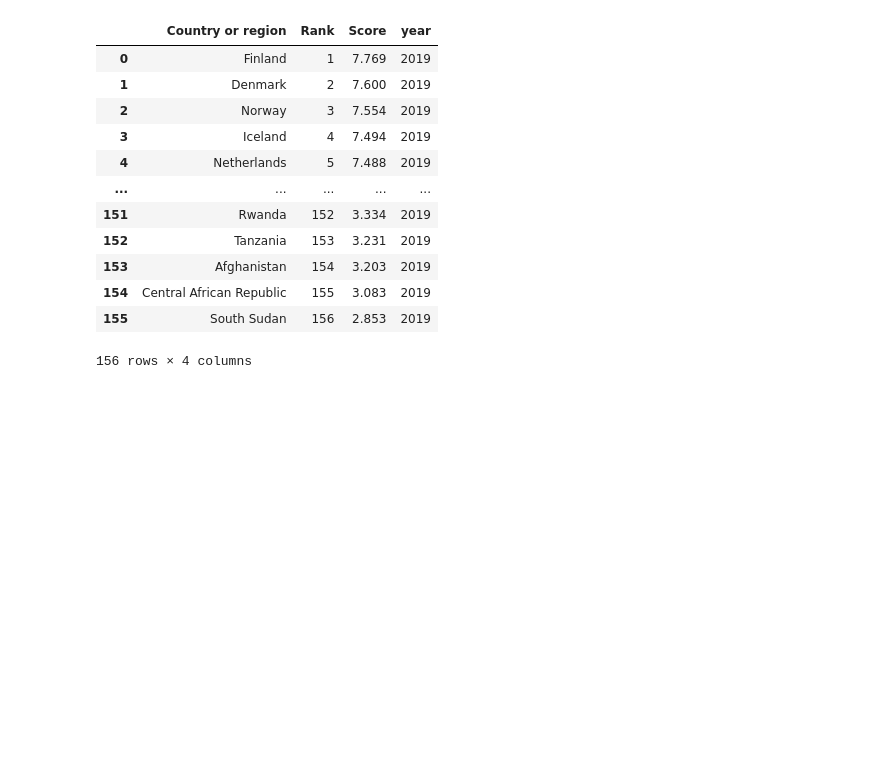
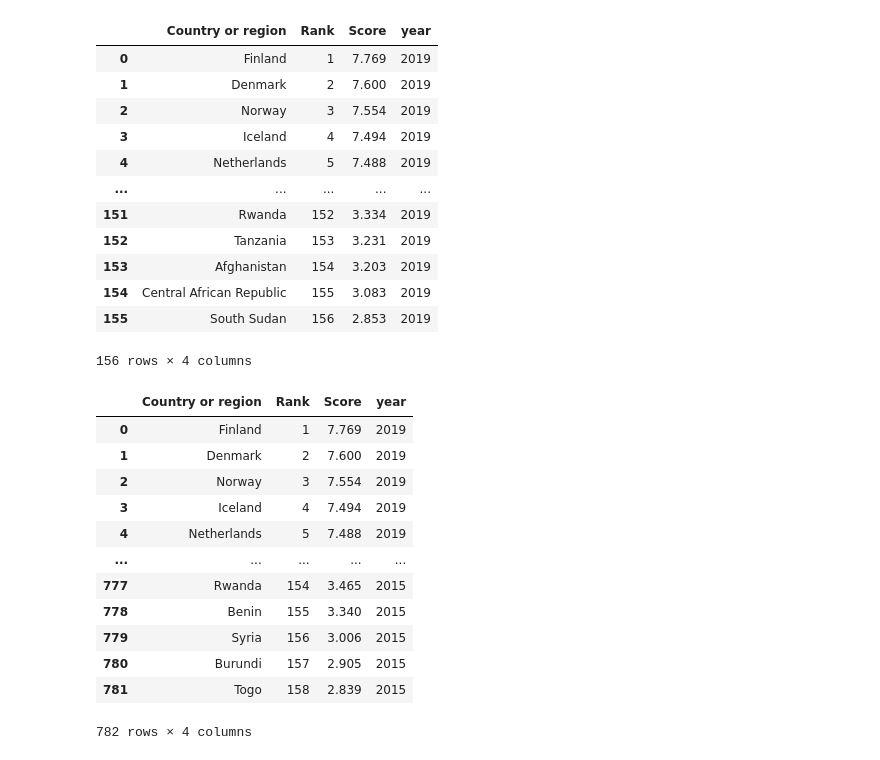
Before and after one commit to littlewhitecatdoge/Worldwide_Happiness_Report-data-visualation, a Jupyter notebook: data/clean.ipynb, the cells around one changed output. Cells and saved outputs as stored; diff of their text form; code cells hidden in the pictures; blank space fills up the shorter version.

```diff
--- a/data/clean.ipynb
+++ b/data/clean.ipynb
@@ -189,0 +190,18 @@ df.to_json("Wordwide_Happiness_Report_clean_data.json")
+# %%
+df1=pd.read_json("Wordwide_Happiness_Report_clean_data.json")
+# %%
+df1
+# %% [output]
+|  | Country or region | Rank | Score | year |
+| 0 | Finland | 1 | 7.769 | 2019 |
+| 1 | Denmark | 2 | 7.600 | 2019 |
+| 2 | Norway | 3 | 7.554 | 2019 |
+| 3 | Iceland | 4 | 7.494 | 2019 |
+| 4 | Netherlands | 5 | 7.488 | 2019 |
+| ... | ... | ... | ... | ... |
+| 777 | Rwanda | 154 | 3.465 | 2015 |
+| 778 | Benin | 155 | 3.340 | 2015 |
+| 779 | Syria | 156 | 3.006 | 2015 |
+| 780 | Burundi | 157 | 2.905 | 2015 |
+| 781 | Togo | 158 | 2.839 | 2015 |
+782 rows × 4 columns
```
Also changed, not shown: parts of 1 cell of this notebook, 1 other file.
